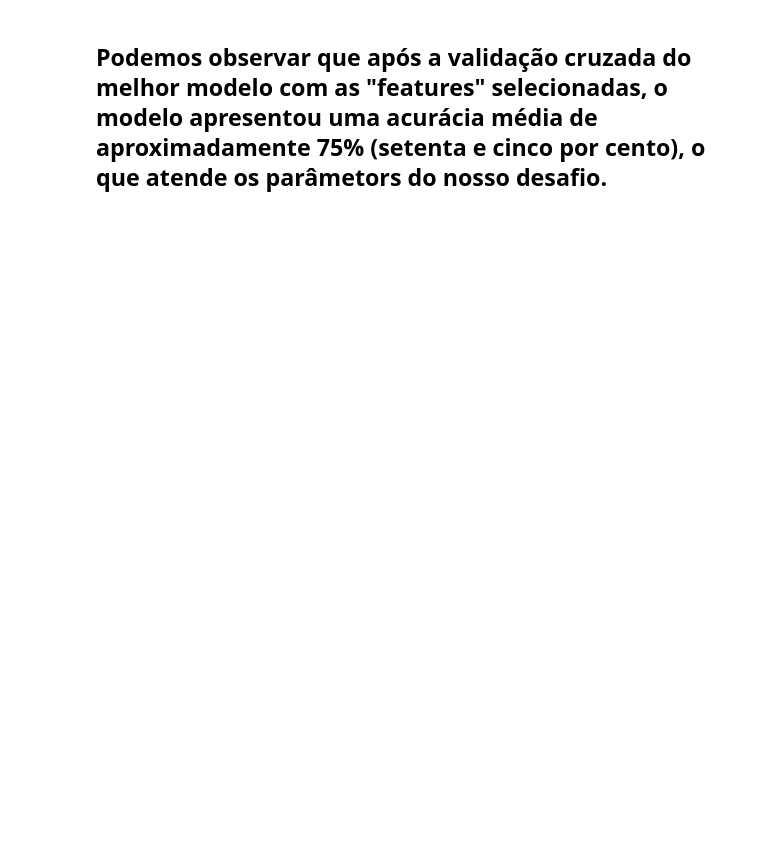
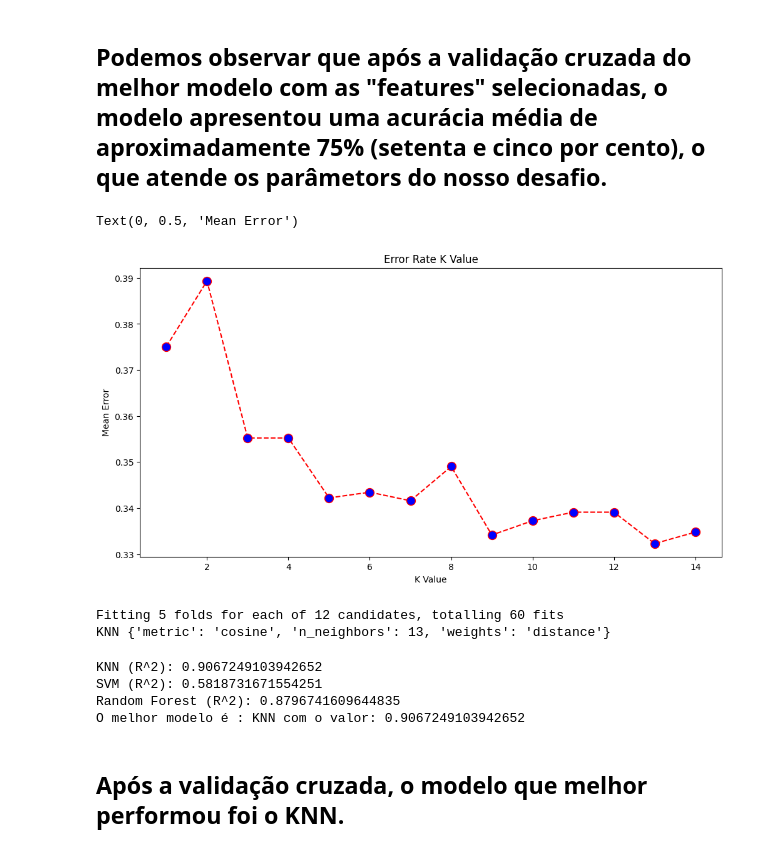
Before and after one commit to diegosoaresadv/Modulo-2---TechChalenge, a Jupyter notebook: TechChalenge2_Modelos_de_Classificação.ipynb, the cells around one changed output. Drawn from its saved outputs; the diff is of its cells as text; code cells hidden in the pictures; blank space fills up the shorter version.

Commit message:
Treinamento de modelos de classificação - Tech Challenge 2.

```diff
--- a/TechChalenge2_Modelos_de_Classificação.ipynb
+++ b/TechChalenge2_Modelos_de_Classificação.ipynb
@@ -1266,0 +1273,45 @@ K-Fold R2 Mean: 0.7463164980660915
+# %%
+error = [] #armazenar os erros
+
+# Calculating error for K values between 1 and 15
+for i in range(1, 15):
+    knn = KNeighborsClassifier(n_neighbors=i)
+    knn.fit(x_train2, y_train2) # Changed x_train to x_train2 and y_train to y_train2
+    pred_i = knn.predict(x_test2) # Changed x_test to x_test2
+    error.append(np.mean(pred_i != y_test2)) # Changed y_test to y_test2
+# %%
+plt.figure(figsize=(12, 6))
+plt.plot(range(1, 15), error, color='red', linestyle='dashed', marker='o',
+         markerfacecolor='blue', markersize=10)
+plt.title('Error Rate K Value')
+plt.xlabel('K Value')
+plt.ylabel('Mean Error')
+# %% [output]
+Text(0, 0.5, 'Mean Error')
+[figure, added]
+# %%
+# Buscar os melhores parâmetros
+# Vamos usar uma técnica chamada Gridsearch que é basicamente a busca por força bruta
+# Iremos utilizar a técnica de validação cruzada de 5 folds (divisões) em cima do conjunto de treinamento
+# Como métrica de melhor desemepnho usaremos a acurácia, isto é, estamos buscando os hiperparâmetros que maximizam a acurácia
+
+# Parâmetros testados
+param_grid = {'n_neighbors':[9,13], #total de vizinhos
+              'weights': ['uniform', 'distance'], #Função de peso usada na previsão
+              'metric':['cosine', 'euclidean', 'manhattan'] #métrica para cálculo da distância
+             }
+
+# Métrica de desempenho = melhor acurácia
+gs_metric = make_scorer(accuracy_score, greater_is_better=True)
+
+grid = GridSearchCV(KNeighborsClassifier(),
+                    param_grid=param_grid,
+                    scoring=gs_metric,
+                    cv=5, n_jobs=4, verbose=3) #cv = gerador de validação cruzada / n_jobs = determina a quantidade de jobs processados
+
+grid.fit(x_train2, y_train2) #Selecionando os melhores hiperparametros com base nos dados de treino
+knn_params = grid.best_params_
+print('KNN', knn_params)
+# %% [output]
+Fitting 5 folds for each of 12 candidates, totalling 60 fits
+KNN {'metric': 'cosine', 'n_neighbors': 13, 'weights': 'distance'}
@@ -1266,0 +1366,9 @@ K-Fold R2 Mean: 0.7463164980660915
+# %%
+  AplicaValidacaoCruzada(x, y)
+# %% [output]
+KNN (R^2): 0.9067249103942652
+SVM (R^2): 0.5818731671554251
+Random Forest (R^2): 0.8796741609644835
+O melhor modelo é : KNN com o valor: 0.9067249103942652
+# %% [markdown]
+## Após a validação cruzada, o modelo que melhor performou foi o KNN.
```
Also changed, not shown: parts of 7 cells of this notebook.
